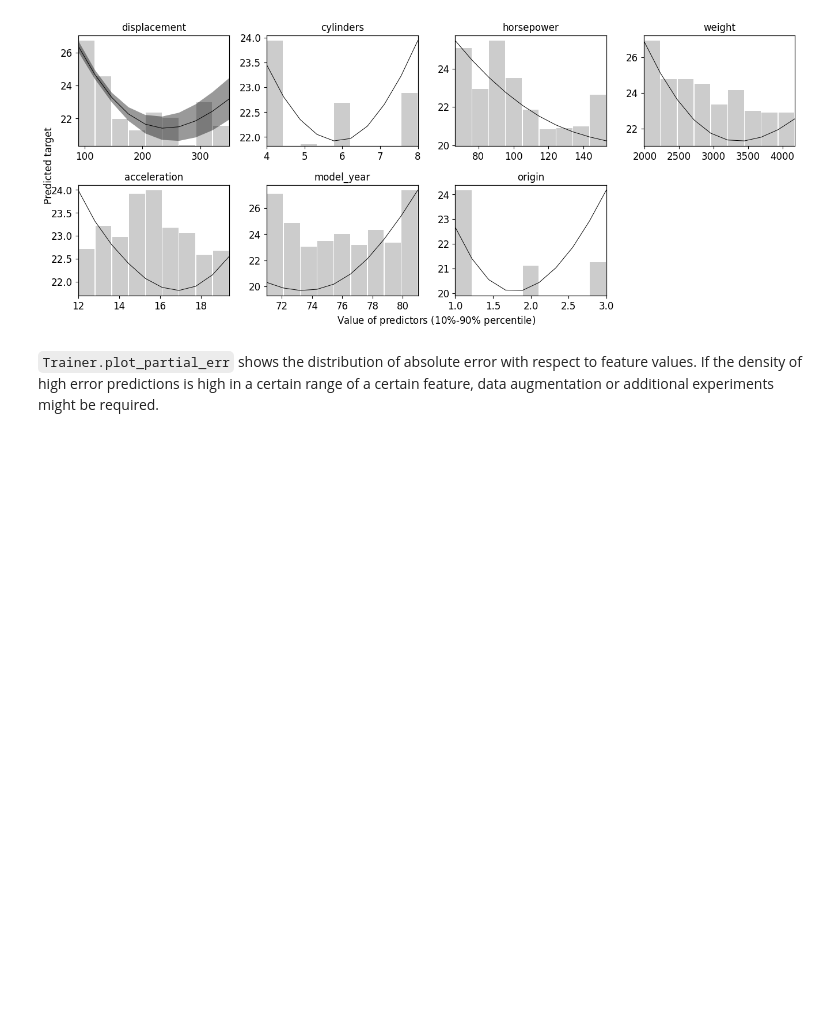
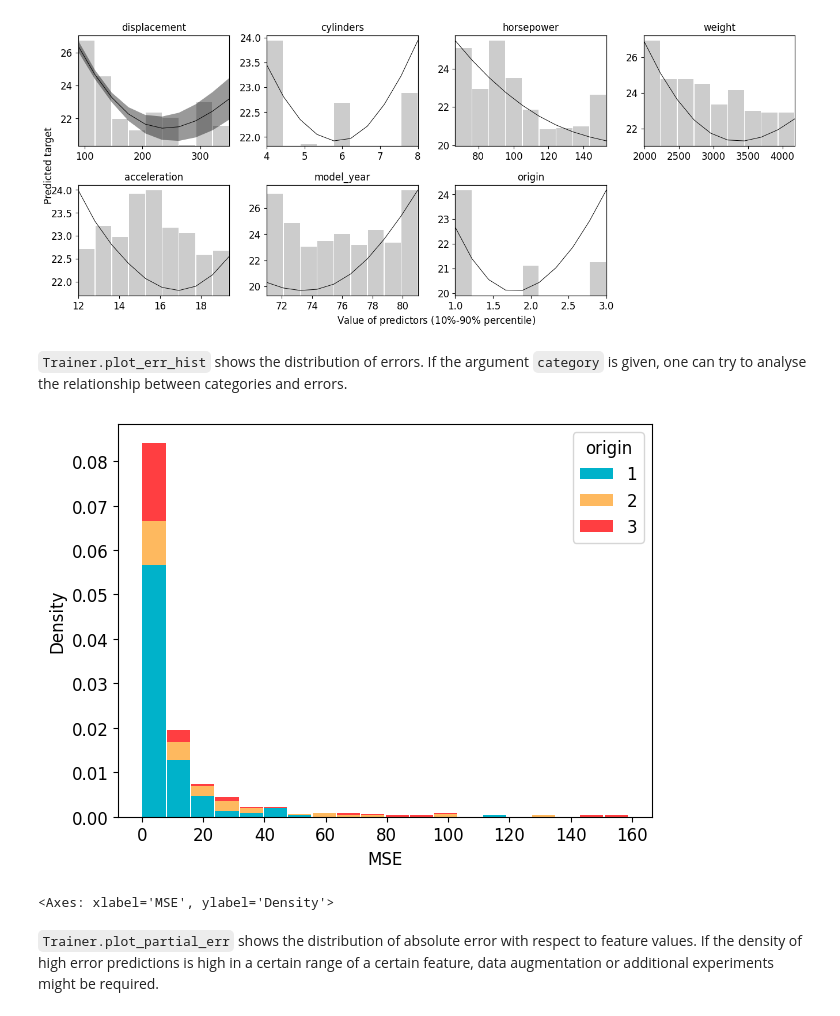
Before and after one commit to Luwen-Zhang/tabular_ensemble, a Jupyter notebook: docs/source/examples/get_started/plotting.ipynb, the cells around one changed output. Cells and saved outputs as stored; diff of their text form; code cells hidden in the pictures; blank space fills up the shorter version.

```diff
--- a/docs/source/examples/get_started/plotting.ipynb
+++ b/docs/source/examples/get_started/plotting.ipynb
@@ -139,6 +146,13 @@ Calculate PDP:  acceleration
 Calculate PDP:  model_year
 Calculate PDP:  origin
 [figure]
+# %% [markdown]
+`Trainer.plot_err_hist` shows the distribution of errors. If the argument `category` is given, one can try to analyse the relationship between categories and errors.
+# %%
+trainer.plot_err_hist(program="PytorchTabular", model_name="Category Embedding", metric="mse", category="origin", legend_kwargs={"title": "origin"})
+# %% [output]
+[figure, added]
+<Axes: xlabel='MSE', ylabel='Density'>
 # %% [markdown]
 `Trainer.plot_partial_err` shows the distribution of absolute error with respect to feature values. If the density of high error predictions is high in a certain range of a certain feature, data augmentation or additional experiments might be required.
 # %%
```
Also changed, not shown: parts of 9 cells of this notebook.
